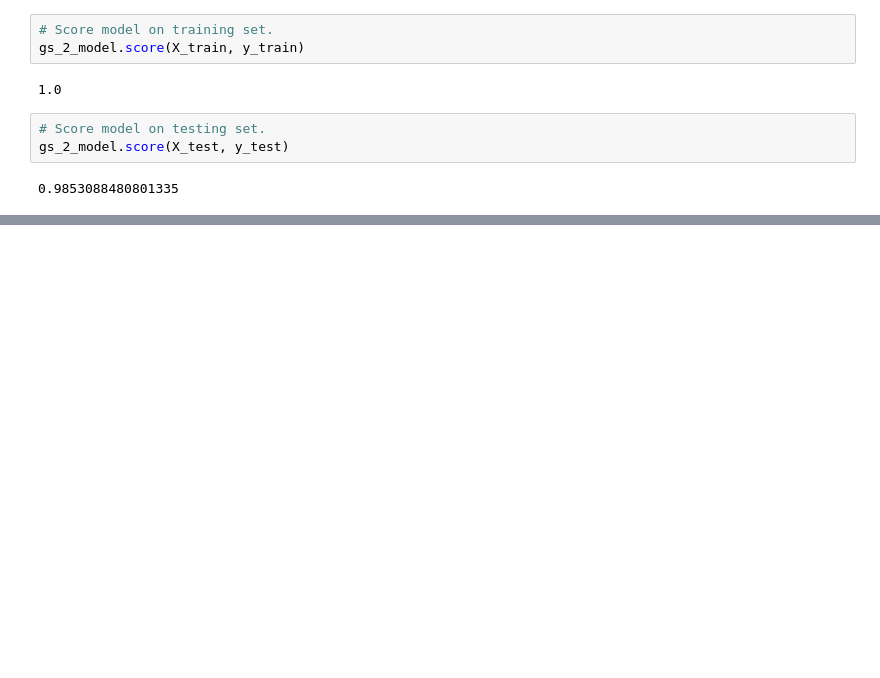
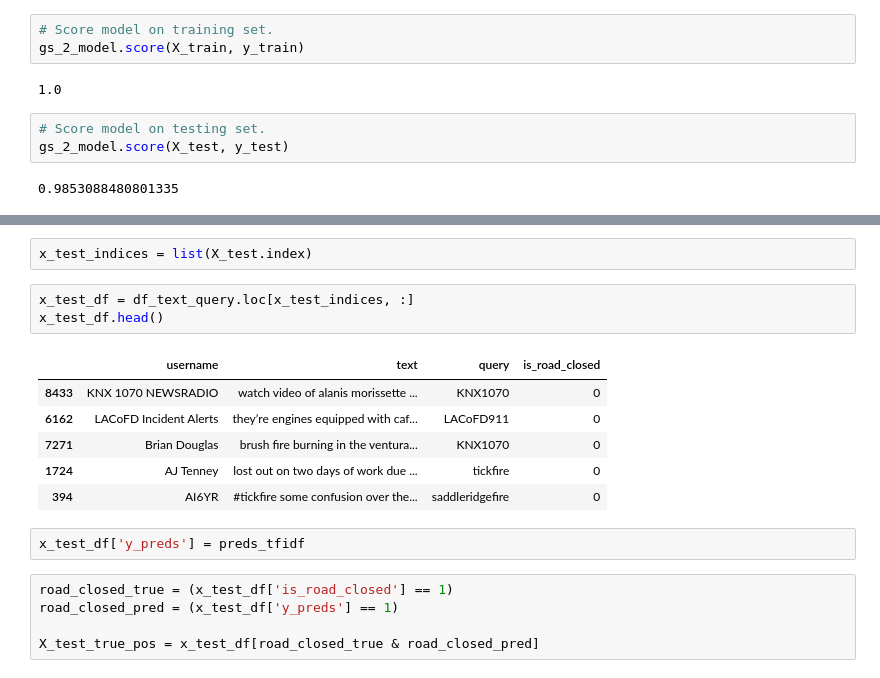
Before and after one commit to reneemarama/real_time_traffic, a Jupyter notebook: 4_Supervised_Unsupervised_Modeling.ipynb, the cells around one changed output, grey strips where cells are left out. Cells and saved outputs as stored; diff of their text form; blank space fills up the shorter version.

```diff
--- a/4_Supervised_Unsupervised_Modeling.ipynb
+++ b/4_Supervised_Unsupervised_Modeling.ipynb
@@ -447,0 +520,19 @@ coef_df.sort_values('coefficients', ascending = False)
+# %%
+x_test_indices = list(X_test.index)
+# %%
+x_test_df = df_text_query.loc[x_test_indices, :]
+x_test_df.head()
+# %% [output]
+|  | username | text | query | is_road_closed |
+| 8433 | KNX 1070 NEWSRADIO | watch video of alanis morissette ... | KNX1070 | 0 |
+| 6162 | LACoFD Incident Alerts | they’re engines equipped with caf... | LACoFD911 | 0 |
+| 7271 | Brian Douglas | brush fire burning in the ventura... | KNX1070 | 0 |
+| 1724 | AJ Tenney | lost out on two days of work due ... | tickfire | 0 |
+| 394 | AI6YR | #tickfire some confusion over the... | saddleridgefire | 0 |
+# %%
+x_test_df['y_preds'] = preds_tfidf
+# %%
+road_closed_true = (x_test_df['is_road_closed'] == 1)
+road_closed_pred = (x_test_df['y_preds'] == 1)
+
+X_test_true_pos = x_test_df[road_closed_true & road_closed_pred]
```
Also changed, not shown: parts of 25 cells of this notebook, 1 other file.
